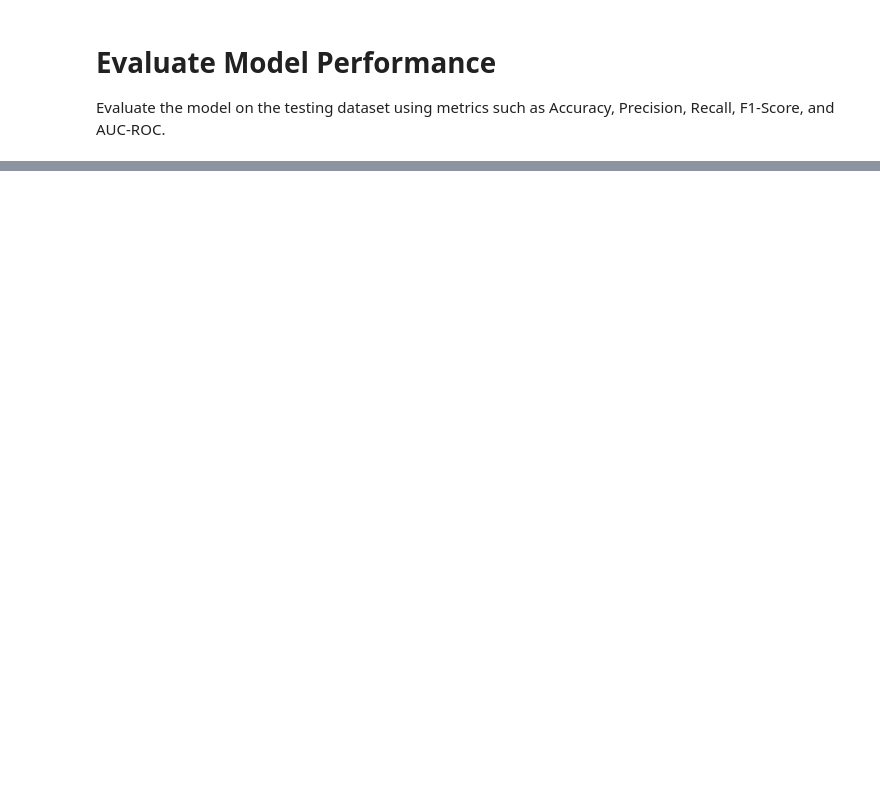
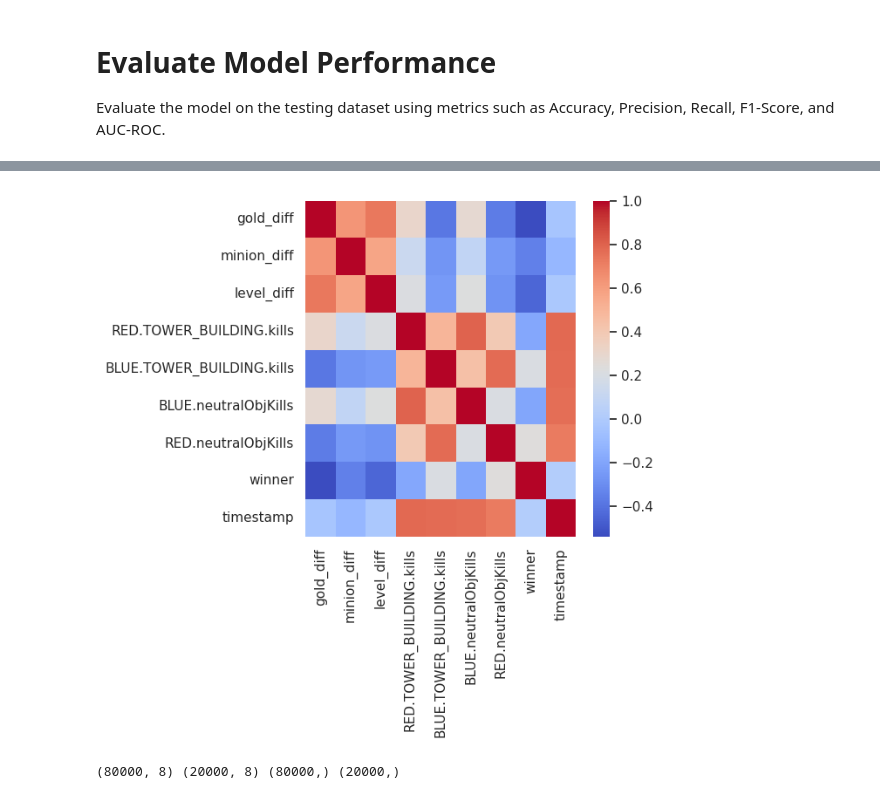
Before and after one commit to YoungSnoww/LeagueOfLegendsModelBenchmark, a Jupyter notebook: machine_learning/LogisticRegression.ipynb, the cells around one changed output, grey strips where cells are left out. Drawn from its saved outputs; the diff is of its cells as text; code cells hidden in the pictures; blank space fills up the shorter version.

```diff
--- a/machine_learning/LogisticRegression.ipynb
+++ b/machine_learning/LogisticRegression.ipynb
@@ -244,0 +243,65 @@ AUC-ROC: 0.8433
+# %%
+df_chall = pd.read_csv('../datasets/challenger_dataset.csv')
+df = df_chall
+
+df = df[df['timestamp'] != 0]
+df = df[~df.isin([np.inf, -np.inf]).any(axis=1)]
+df.fillna(df.median(), inplace=True)
+a = df['timestamp']
+df.drop(columns=['timestamp'], inplace=True)
+# %%
+from sklearn.preprocessing import MinMaxScaler
+scaler = MinMaxScaler()
+
+# normalization
+numeric_cols = df.select_dtypes(include=['int64', 'float64']).columns.tolist()
+numeric_cols.remove('winner')
+df[numeric_cols] = scaler.fit_transform(df[numeric_cols])
+# %%
+tdf = df.copy()
+tdf = tdf.drop(columns=df.columns)
+tdf['gold_diff'] = df['BLUE.totalGoldRatio'] - df['RED.totalGoldRatio']
+tdf['minion_diff'] = df['BLUE.minionRatio'] - df['RED.minionRatio']
+tdf['level_diff'] = df['BLUE.levelRatio'] - df['RED.levelRatio']
+
+tdf['RED.TOWER_BUILDING.kills'] = df['RED.TOWER_BUILDING.kills']
+tdf['BLUE.TOWER_BUILDING.kills'] = df['BLUE.TOWER_BUILDING.kills']
+
+tdf["BLUE.neutralObjKills"] = df["BLUE.HEXTECH_DRAGON.kills"] + df["BLUE.WATER_DRAGON.kills"] + \
+                                df["BLUE.FIRE_DRAGON.kills"] + df["BLUE.EARTH_DRAGON.kills"] + \
+                                df["BLUE.AIR_DRAGON.kills"] + df["BLUE.ELDER_DRAGON.kills"] + \
+                                df["BLUE.RIFTHERALD.kills"] + df["BLUE.BARON_NASHOR.kills"] + \
+                                df["BLUE.ATAKHAN.kills"] + df["BLUE.CHEMTECH_DRAGON.kills"] + \
+                                df["BLUE.HORDE.kills"]
+
+tdf["RED.neutralObjKills"] = df["RED.HEXTECH_DRAGON.kills"] + df["RED.WATER_DRAGON.kills"] + \
+                                df["RED.FIRE_DRAGON.kills"] + df["RED.EARTH_DRAGON.kills"] + \
+                                df["RED.AIR_DRAGON.kills"] + df["RED.ELDER_DRAGON.kills"] + \
+                                df["RED.RIFTHERALD.kills"] + df["RED.BARON_NASHOR.kills"] + \
+                                df["RED.ATAKHAN.kills"] + df["RED.CHEMTECH_DRAGON.kills"] + \
+                                df["RED.HORDE.kills"]
+tdf['winner'] = df['winner']
+tdf["timestamp"] = a
+
+correlationMat = tdf.corr()
+
+# Set the size of the plot
+plt.figure(figsize=(5, 5))
+
+# Create a heatmap of the correlation matrix
+sns.heatmap(correlationMat, annot=False, cmap='coolwarm')
+
+# Display the plot
+plt.show()
+# %% [output]
+[figure, added]
+# %%
+# final split
+X = tdf.drop('winner', axis=1)[:100000]
+y = tdf['winner'][:100000]
+
+X_train, X_test, y_train, y_test = train_test_split(X, y, test_size=0.2, random_state=42)
+
+print(X_train.shape, X_test.shape, y_train.shape, y_test.shape)
+# %% [output]
+(80000, 8) (20000, 8) (80000,) (20000,)
```
Also changed, not shown: parts of 7 cells of this notebook.
